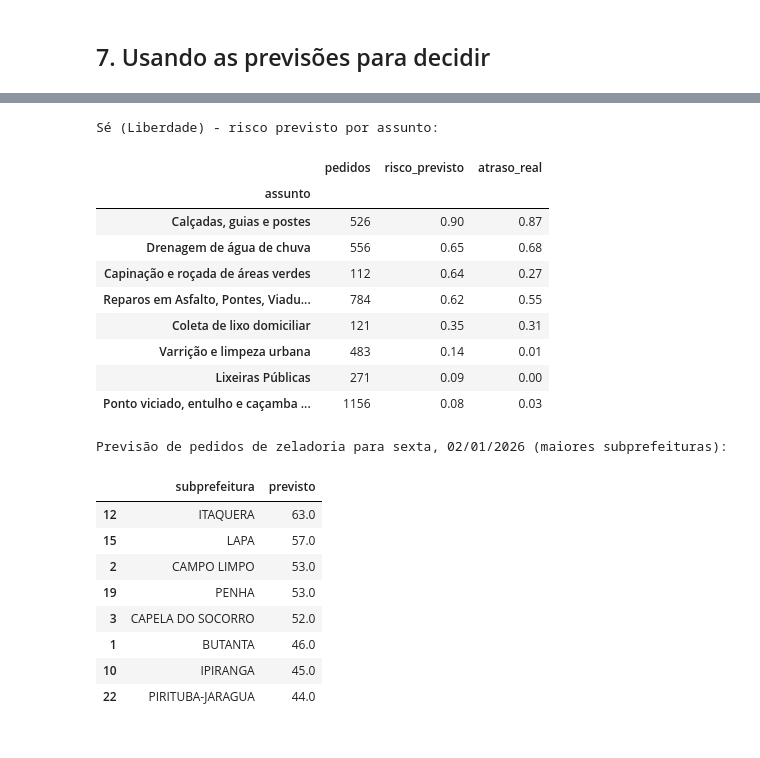
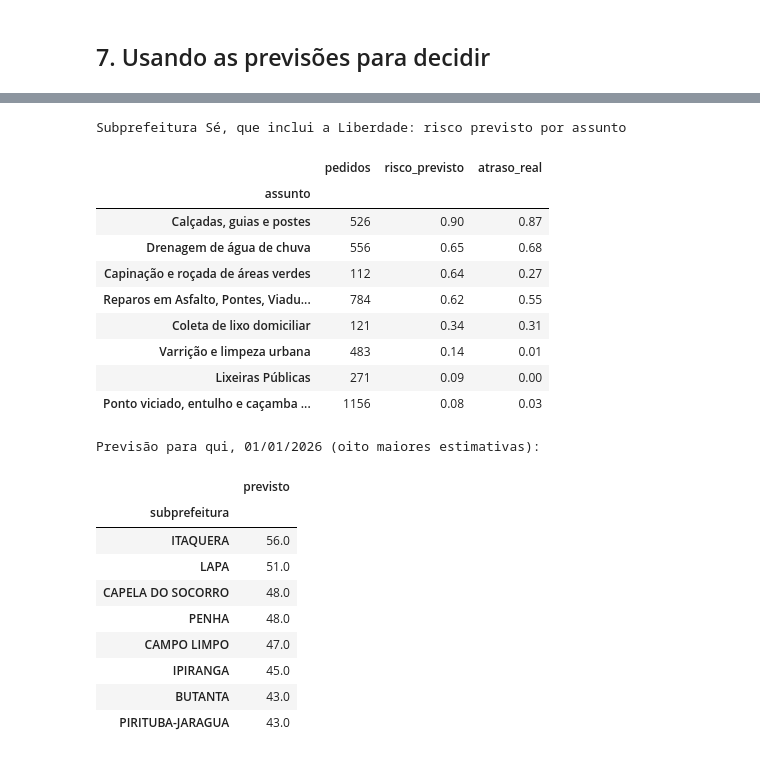
Before and after one commit to 0x4aron/RuaViva, a Jupyter notebook: data-science/zeladoria_sp156.ipynb, the cells around one changed output, grey strips where cells are left out. Saved outputs shown, nothing was run; the diff lists cells and outputs as text; code cells hidden in the pictures.

```diff
--- a/data-science/zeladoria_sp156.ipynb
+++ b/data-science/zeladoria_sp156.ipynb
@@ -107,10 +105,14 @@ Os pedidos **cancelados** (pelo próprio cidadão) saem da análise do prazo, po
 # %%
 dados["dias_ate_finalizar"] = (dados["data_finalizacao"] - dados["data_abertura"]).dt.days
-dados["dia_semana"] = dados["data_abertura"].dt.day_name(locale=None).map({
-    "Monday": "seg", "Tuesday": "ter", "Wednesday": "qua", "Thursday": "qui",
-    "Friday": "sex", "Saturday": "sab", "Sunday": "dom"})
+DIAS_SEMANA = ["seg", "ter", "qua", "qui", "sex", "sab", "dom"]
+dados["dia_semana"] = dados["data_abertura"].dt.day_of_week.map(dict(enumerate(DIAS_SEMANA)))
 
-finalizados = dados[dados["status"] == "Finalizada"]
-print("Dias até finalizar (pedidos finalizados):")
-print(finalizados["dias_ate_finalizar"].describe().round(1))
+finalizada = dados["status"] == "Finalizada"
+sem_data = finalizada & dados["data_finalizacao"].isna()
+print("Finalizados sem data válida:", sem_data.sum())
+print("Dias até finalizar (pedidos finalizados com data):")
+print(dados.loc[finalizada & ~sem_data, "dias_ate_finalizar"].describe().round(1))
+
+pedidos = dados.loc[(dados["status"] != "Cancelada") & ~sem_data].copy()
+pedidos["no_prazo"] = (pedidos["status"] == "Finalizada") & (pedidos["dias_ate_finalizar"] <= 7)
 # %% [output]
@@ -225,7 +223,7 @@ CORTE = pd.Timestamp("2025-10-01")   # treino: antes do corte | teste: a partir
 | `media_28d` | Média dos 28 dias anteriores (nível "normal" da subprefeitura) |
 | `dia_semana` | Dia da semana do dia previsto (categórica) |
 # %%
-dias = pd.date_range("2025-01-01", "2025-12-31")
+dias = pd.date_range(dados["data_abertura"].min(), dados["data_abertura"].max())
 subprefeituras = sorted(dados["subprefeitura"].unique())
 
 demanda = (dados.groupby(["subprefeitura", "data_abertura"]).size()
@@ -237,7 +235,7 @@ demanda["ontem"] = por_sub.shift(1)
 demanda["semana_passada"] = por_sub.shift(7)
 demanda["media_7d"] = por_sub.transform(lambda s: s.shift(1).rolling(7).mean())
 demanda["media_28d"] = por_sub.transform(lambda s: s.shift(1).rolling(28).mean())
-demanda["dia_semana"] = demanda["data"].dt.day_of_week.map(dict(enumerate(["seg", "ter", "qua", "qui", "sex", "sab", "dom"])))
+demanda["dia_semana"] = demanda["data"].dt.day_of_week.map(dict(enumerate(DIAS_SEMANA)))
 demanda = demanda.dropna()   # os primeiros 28 dias nao tem historico suficiente
 
 treino_lin = demanda[demanda["data"] < CORTE]
@@ -515,42 +478,43 @@ Combinações região + assunto com MAIOR risco previsto de atraso (out-dez/2025
 # %%
-print("Sé (Liberdade) - risco previsto por assunto:")
+print("Subprefeitura Sé, que inclui a Liberdade: risco previsto por assunto")
 risco.loc["SE"].sort_values("risco_previsto", ascending=False).round(2)
 # %% [output]
-Sé (Liberdade) - risco previsto por assunto:
+Subprefeitura Sé, que inclui a Liberdade: risco previsto por assunto
 |  | pedidos | risco_previsto | atraso_real |
 | assunto |  |  |  |
 | Calçadas, guias e postes | 526 | 0.90 | 0.87 |
 | Drenagem de água de chuva | 556 | 0.65 | 0.68 |
 | Capinação e roçada de áreas verdes | 112 | 0.64 | 0.27 |
 | Reparos em Asfalto, Pontes, Viadu... | 784 | 0.62 | 0.55 |
-| Coleta de lixo domiciliar | 121 | 0.35 | 0.31 |
+| Coleta de lixo domiciliar | 121 | 0.34 | 0.31 |
 | Varrição e limpeza urbana | 483 | 0.14 | 0.01 |
 | Lixeiras Públicas | 271 | 0.09 | 0.00 |
 | Ponto viciado, entulho e caçamba ... | 1156 | 0.08 | 0.03 |
 # %%
-# Previsao para o primeiro dia util depois do fim da base, com o modelo linear treinado
-ultimo = demanda[demanda["data"] == demanda["data"].max()]
-hist = demanda.set_index(["subprefeitura", "data"])["n"]
-proximo = pd.DataFrame({"subprefeitura": subprefeituras})
-proximo["ontem"] = [hist[(s, pd.Timestamp("2025-12-31"))] for s in subprefeituras]
-proximo["semana_passada"] = [hist[(s, pd.Timestamp("2025-12-26"))] for s in subprefeituras]
-proximo["media_7d"] = [hist[s].loc["2025-12-25":"2025-12-31"].mean() for s in subprefeituras]
-proximo["media_28d"] = [hist[s].loc["2025-12-04":"2025-12-31"].mean() for s in subprefeituras]
-proximo["dia_semana"] = "sex"   # 02/01/2026
-proximo["previsto"] = modelo_linear.predict(proximo[NUM_LIN + CAT_LIN]).round(0)
-print("Previsão de pedidos de zeladoria para sexta, 02/01/2026 (maiores subprefeituras):")
-proximo.sort_values("previsto", ascending=False).head(8)[["subprefeitura", "previsto"]]
+historico = demanda.pivot(index="data", columns="subprefeitura", values="n").sort_index()
+dia_previsto = historico.index.max() + pd.Timedelta(days=1)
+proximo = pd.DataFrame({
+    "ontem": historico.iloc[-1],
+    "semana_passada": historico.loc[dia_previsto - pd.Timedelta(days=7)],
+    "media_7d": historico.tail(7).mean(),
+    "media_28d": historico.tail(28).mean(),
+    "dia_semana": DIAS_SEMANA[dia_previsto.day_of_week],
+})
+proximo["previsto"] = modelo_linear.predict(proximo[NUM_LIN + CAT_LIN]).round()
+print(f"Previsão para {DIAS_SEMANA[dia_previsto.day_of_week]}, {dia_previsto:%d/%m/%Y} (oito maiores estimativas):")
+proximo.nlargest(8, "previsto")[["previsto"]]
 # %% [output]
-Previsão de pedidos de zeladoria para sexta, 02/01/2026 (maiores subprefeituras):
+Previsão para qui, 01/01/2026 (oito maiores estimativas):
-|  | subprefeitura | previsto |
-| 12 | ITAQUERA | 63.0 |
-| 15 | LAPA | 57.0 |
-| 2 | CAMPO LIMPO | 53.0 |
-| 19 | PENHA | 53.0 |
-| 3 | CAPELA DO SOCORRO | 52.0 |
-| 1 | BUTANTA | 46.0 |
-| 10 | IPIRANGA | 45.0 |
-| 22 | PIRITUBA-JARAGUA | 44.0 |
+|  | previsto |
+| subprefeitura |  |
+| ITAQUERA | 56.0 |
+| LAPA | 51.0 |
+| CAPELA DO SOCORRO | 48.0 |
+| PENHA | 48.0 |
+| CAMPO LIMPO | 47.0 |
+| IPIRANGA | 45.0 |
+| BUTANTA | 43.0 |
+| PIRITUBA-JARAGUA | 43.0 |
 # %% [markdown]
 ### Recomendações
 
```
Also changed, not shown: parts of 18 cells of this notebook, 58 other files.
